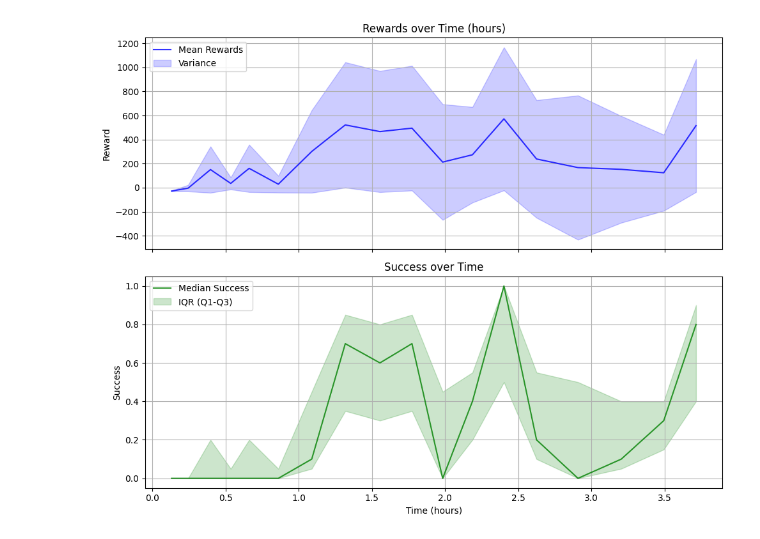
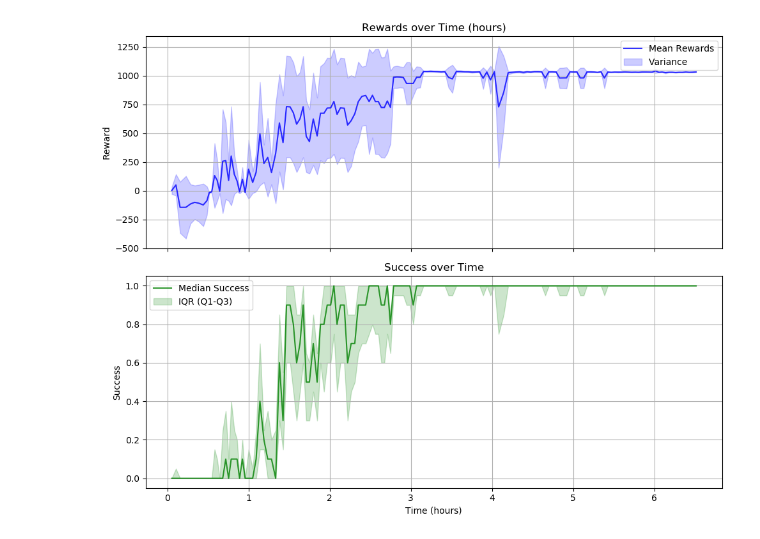
Before and after one commit to turcato-niccolo/test_turtlebot, a Jupyter notebook: results_gazebo.ipynb, the cells around one changed output. Saved outputs shown, nothing was run; the diff lists cells and outputs as text; code cells hidden in the pictures.

Commit message:
data ExpD3 complete

```diff
--- a/results_gazebo.ipynb
+++ b/results_gazebo.ipynb
@@ -209,36 +207,35 @@ class DataPlotter:
             plt.show()
 # %%
 # Example usage
-data_paths = [
-    "./results/eval_ExpD3_64_128_0.npz",
-    "./results/eval_ExpD3_64_128_1.npz",
-    "./results/eval_ExpD3_64_128_2.npz",
-    "./results/eval_ExpD3_64_128_3.npz",
-    "./results/eval_ExpD3_64_128_4.npz",
-    "./results/eval_ExpD3_64_128_5.npz"
-]
 
 '''data_paths = [
     "./results/eval_TD3_64_128_3.npz",
     "./results/eval_TD3_64_128_2.npz",
     "./results/eval_TD3_64_128_1.npz",
     "./results/eval_TD3_64_128_0.npz"
 ]'''
 
-data_paths = [
+'''data_paths = [
     "./results/eval_OurDDPG_64_128_0.npz",
     "./results/eval_OurDDPG_64_128_1.npz",
     "./results/eval_OurDDPG_64_128_2.npz",
     "./results/eval_OurDDPG_64_128_3.npz",
+]'''
+
+data_paths = [
+    "./results/eval_ExpD3_64_128_3.npz",
+    "./results/eval_ExpD3_64_128_2.npz",
+    "./results/eval_ExpD3_64_128_1.npz",
+    "./results/eval_ExpD3_64_128_0.npz"
 ]
 
 # Create plotter instance
-plotter = DataPlotter(data_paths[:3])
+plotter = DataPlotter(data_paths[:4])
 # Load and plot data
 
 plotter.load_data(fixed_time_limit=40)
-plotter.plot_evaluation_data(save_path='./images/evaluation_plot_eval_OurDDPG_64_128_0123.png')
+plotter.plot_evaluation_data(save_path='./images/evaluation_plot_eval_ExpD3_64_128_0.png')
 #plotter.plot_evaluation_data(save_path='./images/evaluation_plot_eval_TD3_64_128_0123.png')
 # plotter.plot_evaluation_data(save_path='./images/evaluation_plot_' + data_paths[1][15:-6] + '.png')
 # %% [output]
-[figure, old version]
+[figure, new version]
```
Also changed, not shown: parts of 1 cell of this notebook, 31 other files.
